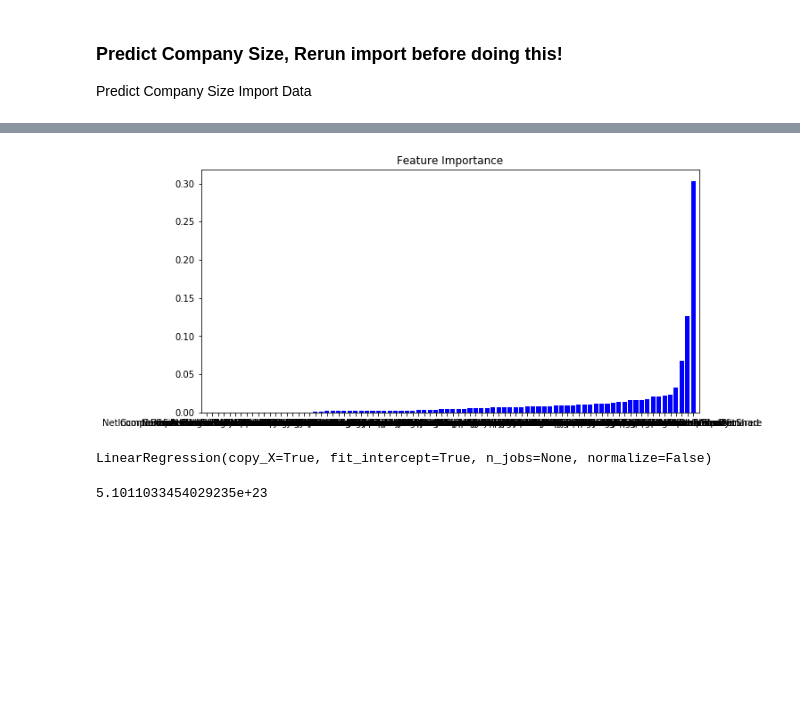
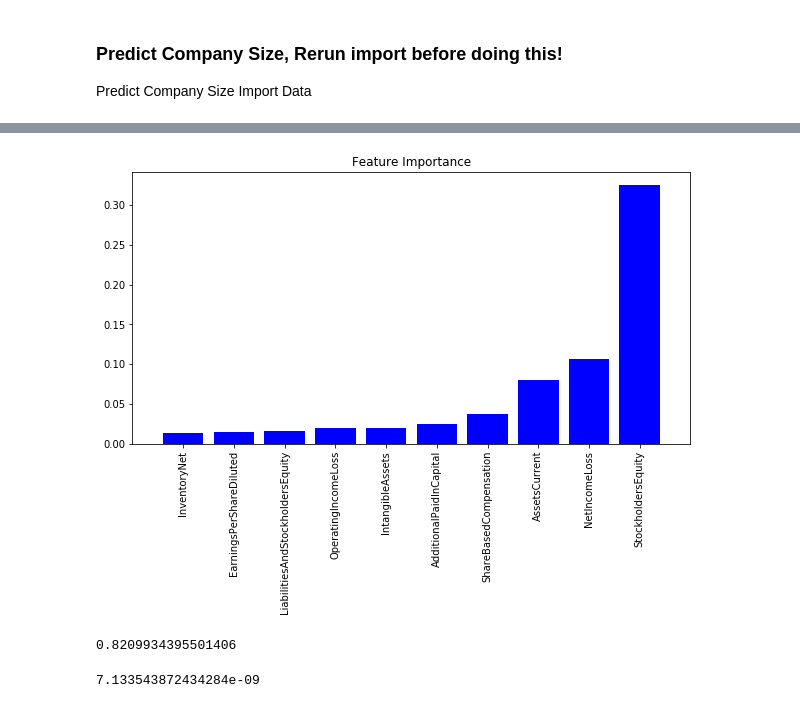
Before and after one commit to mixerupper/1001-term-project, a Jupyter notebook: code/03-analysis/01-Analysis_AH.ipynb, the cells around one changed output, grey strips where cells are left out. Saved outputs shown, nothing was run; the diff lists cells and outputs as text; code cells hidden in the pictures; blank space fills up the shorter version.

```diff
--- a/code/03-analysis/01-Analysis_AH.ipynb
+++ b/code/03-analysis/01-Analysis_AH.ipynb
@@ -229,5 +212,11 @@ q3mergeddata['Clean_Number_of_Shares'] = q3mergeddata[['Clean_Number_of_Shares',
-# %%
-q3mergeddata.Company_Value = q3mergeddata['Clean_Number_of_Shares'] * q3mergeddata['7_after']
 # %%
+q3mergeddata['Clean_Number_of_Shares'] = q3mergeddata[['WeightedAverageNumberOfDilutedSharesOutstanding',
+       'WeightedAverageNumberOfSharesOutstandingBasic']].max(axis = 1)
+
+q3mergeddata['Clean_Number_of_Shares'] = q3mergeddata[['Clean_Number_of_Shares',
+                                                       'CommonStockSharesOutstanding']].max(axis = 1)
+
+q3mergeddata['Company_Value'] = q3mergeddata['Clean_Number_of_Shares'] * q3mergeddata['7_after']
 q3mergeddata = q3mergeddata.drop(q3mergeddata[q3mergeddata.Company_Value == 0].index)
 q3mergeddata = q3mergeddata.drop(['CommonStockSharesOutstanding','WeightedAverageNumberOfDilutedSharesOutstanding','WeightedAverageNumberOfSharesOutstandingBasic' ], axis = 1)
+q3mergeddata['Company_Size'] = np.where(q3mergeddata['Company_Value'] > 5000000000, 1, 0)
@@ -246,7 +223,7 @@ Index(['Unnamed: 0', 'adsh', 'company_name', 'dyrqt', 'filed', 'cik', 'sic',
+# %%
+q3mergeddata_processed  = pd.DataFrame(preprocessing.scale(q3mergeddata[q3mergeddata.columns[10:len(q3mergeddata.columns) - 7]]), columns =q3mergeddata.columns[10:len(q3mergeddata.columns) - 7] )
 # %%
-labels = q3mergeddata.columns[10:len(q3mergeddata.columns) - 7]
-
-X = pd.DataFrame(q3mergeddata[labels].copy())
+X = pd.DataFrame(q3mergeddata_processed.copy())
 Y = pd.DataFrame(q3mergeddata['Company_Size'].copy())
 
 X_train, X_test, Y_train, Y_test = train_test_split(X,Y, test_size = 0.30)
@@ -274,38 +260,48 @@ plt.show()
 # %%
 from sklearn.tree import DecisionTreeClassifier
+
+labels = q3mergeddata.columns[10:len(q3mergeddata.columns) - 7]
+
+X_dt = pd.DataFrame(q3mergeddata_processed.copy())
+Y_dt = pd.DataFrame(q3mergeddata['Company_Size'].copy())
+
+X_train, X_test, Y_train, Y_test = train_test_split(X_dt,Y_dt, test_size = 0.30)
 
 dt = DecisionTreeClassifier(criterion = 'entropy')
 dt.fit(X_train, Y_train)
 
 importance = dt.feature_importances_
 indices = np.argsort(importance)
 
 plt.figure(figsize=(10,5))
 plt.title("Feature Importance")
-plt.bar(X_train.columns[indices], importance[indices],
+plt.bar(X_train.columns[indices][- 10:], importance[indices][- 10:],
         color = 'b', align = 'center')
-plt.xticks(range(X.shape[1]), X.columns[indices])
-plt.xlim([-1, X.shape[1]])
+plt.xticks(range(10), X.columns[indices][-10:], rotation = 90)
+plt.xlim([-1, 10])
 plt.show()
 # %% [output]
-[figure, old version]
+[figure, new version]
+# %%
+dt.score(X_test, Y_test)
+# %% [output]
+0.8209934395501406
 # %%
-X = pd.DataFrame(q3mergeddata[labels].copy())
-Y = pd.DataFrame(q3mergeddata['Company_Value'].copy())
+from sklearn.metrics import mean_squared_error, r2_score
+
+X = pd.DataFrame(q3mergeddata_processed.copy())
+Y = pd.DataFrame(preprocessing.scale(q3mergeddata['Company_Value'].copy()))
 
 X_train, X_test, Y_train, Y_test = train_test_split(X,Y, test_size = 0.30)
 
 lin_reg = LinearRegression()
 lin_reg.fit(X_train, Y_train)
+
+y_pred = lin_reg.predict(X_test)
-# %% [output]
-LinearRegression(copy_X=True, fit_intercept=True, n_jobs=None, normalize=False)
-# %%
-from sklearn.metrics import mean_squared_error, r2_score
-
-y_pred = lin_reg.predict(X_test)
-mean_squared_error(Y_test, y_pred)
-# %% [output]
-5.1011033454029235e+23
+# %%
+mean_squared_error(Y_test, y_pred)
+# %% [output]
+7.133543872434284e-09
 # %%
 r2_score(Y_test, y_pred)
 # %% [output]
```
Also changed, not shown: parts of 27 cells of this notebook, 1 other file.
